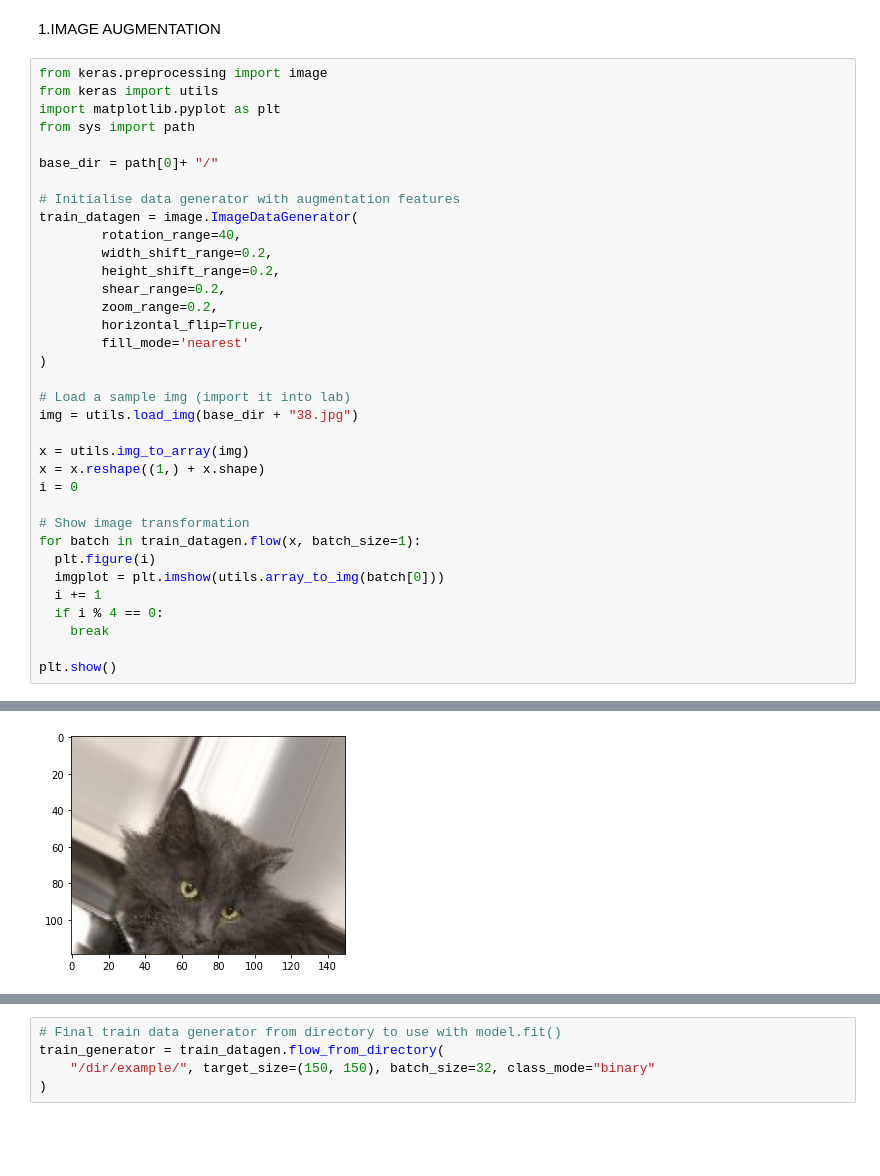
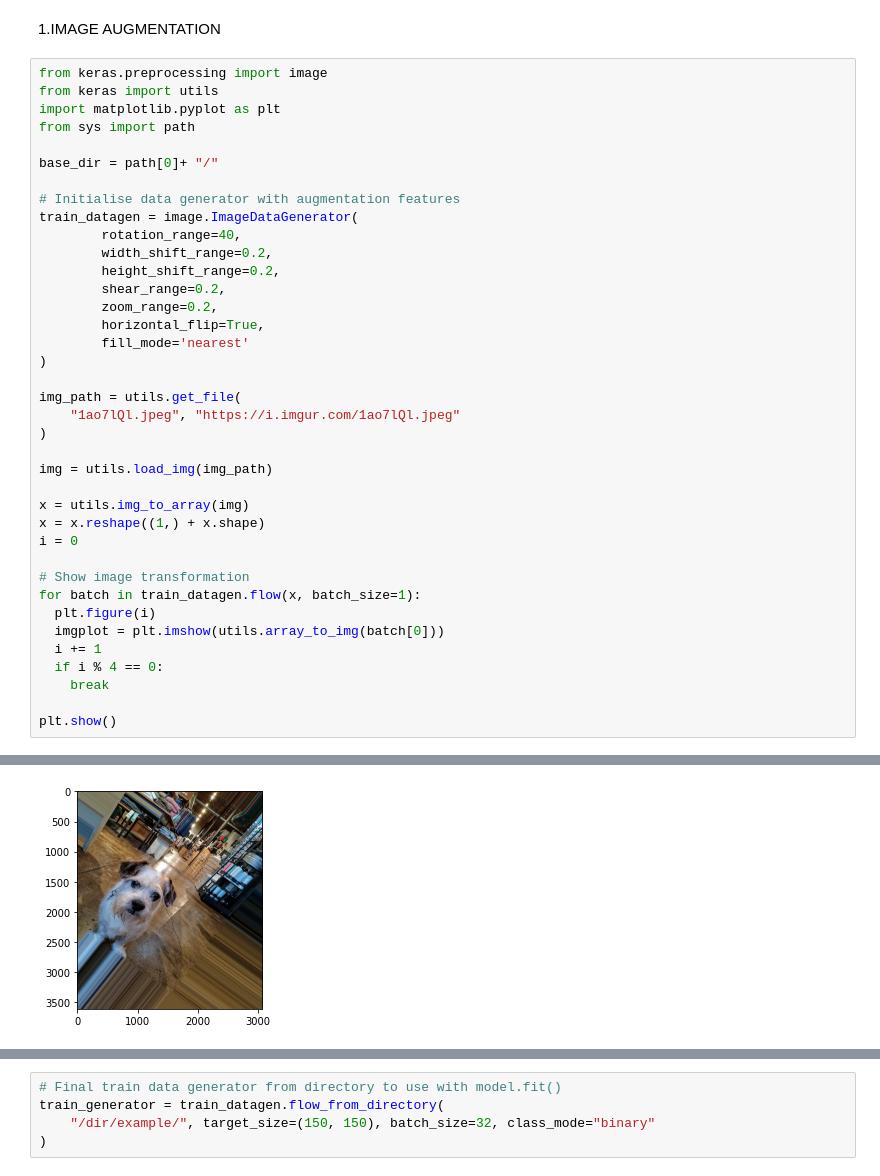
Before and after one commit to geo-tp/Keras-Colaboratory-Models, a Jupyter notebook: data_augmentation_solution.ipynb, the cells around one changed output, grey strips where cells are left out. Saved outputs shown, nothing was run; the diff lists cells and outputs as text; blank space fills up the shorter version.

```diff
--- a/data_augmentation_solution.ipynb
+++ b/data_augmentation_solution.ipynb
@@ -23,8 +23,11 @@ train_datagen = image.ImageDataGenerator(
         fill_mode='nearest'
 )
 
-# Load a sample img (import it into lab)
-img = utils.load_img(base_dir + "38.jpg")
+img_path = utils.get_file(
+    "1ao7lQl.jpeg", "https://i.imgur.com/1ao7lQl.jpeg"
+)
+
+img = utils.load_img(img_path)
 
 x = utils.img_to_array(img)
 x = x.reshape((1,) + x.shape)
@@ -43 +48 @@ plt.show()
-[figure, old version]
+[figure, new version]
```
Also changed, not shown: parts of 1 cell of this notebook.
